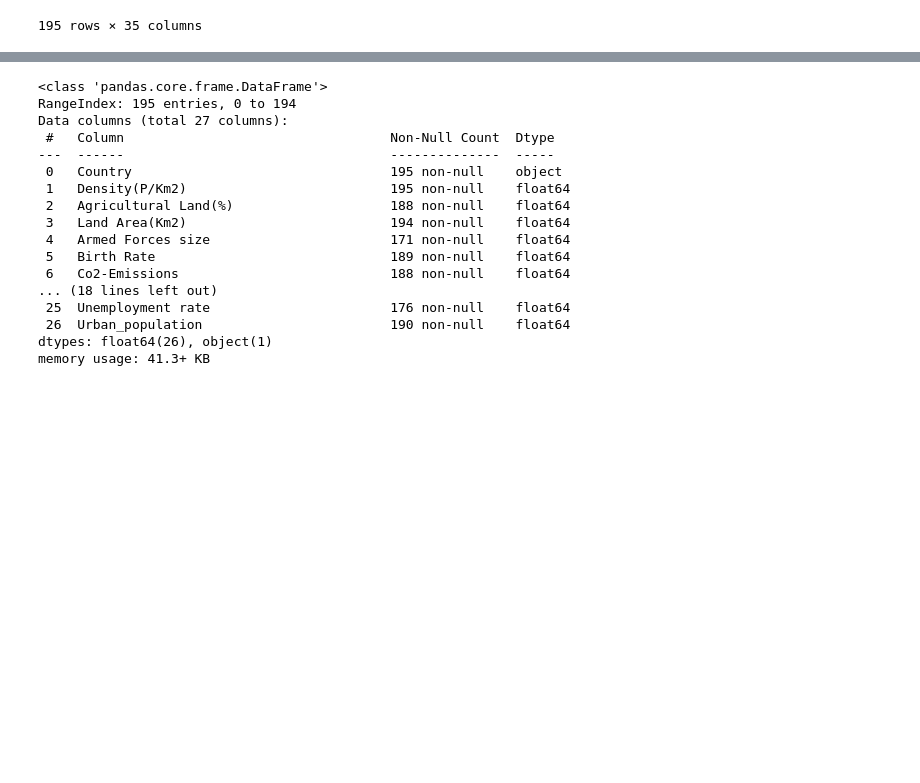
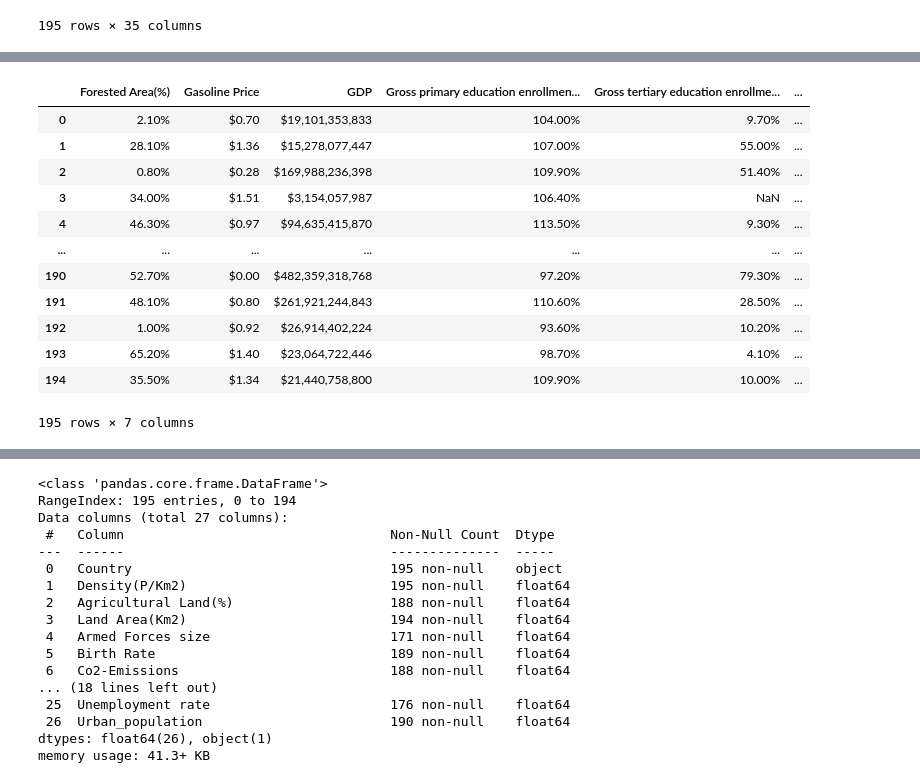
Before and after one commit to depa-tto/Multidimensional-Data-Visualization-exam, a Jupyter notebook: File_1.ipynb, the cells around one changed output, grey strips where cells are left out. Saved outputs shown, nothing was run; the diff lists cells and outputs as text; code cells hidden in the pictures; blank space fills up the shorter version.

```diff
--- a/File_1.ipynb
+++ b/File_1.ipynb
@@ -80,0 +85,16 @@ raw_data.loc[:,'Minimum wage':]
+# %%
+raw_data.loc[:,'Forested Area(%)':'Largest city']
+# %% [output]
+|  | Forested Area(%) | Gasoline Price | GDP | Gross primary education enrollmen... | Gross tertiary education enrollme... | ... |
+| 0 | 2.10% | $0.70 | $19,101,353,833 | 104.00% | 9.70% | ... |
+| 1 | 28.10% | $1.36 | $15,278,077,447 | 107.00% | 55.00% | ... |
+| 2 | 0.80% | $0.28 | $169,988,236,398 | 109.90% | 51.40% | ... |
+| 3 | 34.00% | $1.51 | $3,154,057,987 | 106.40% | NaN | ... |
+| 4 | 46.30% | $0.97 | $94,635,415,870 | 113.50% | 9.30% | ... |
+| ... | ... | ... | ... | ... | ... | ... |
+| 190 | 52.70% | $0.00 | $482,359,318,768 | 97.20% | 79.30% | ... |
+| 191 | 48.10% | $0.80 | $261,921,244,843 | 110.60% | 28.50% | ... |
+| 192 | 1.00% | $0.92 | $26,914,402,224 | 93.60% | 10.20% | ... |
+| 193 | 65.20% | $1.40 | $23,064,722,446 | 98.70% | 4.10% | ... |
+| 194 | 35.50% | $1.34 | $21,440,758,800 | 109.90% | 10.00% | ... |
+195 rows × 7 columns
```
Also changed, not shown: parts of 9 cells of this notebook.
